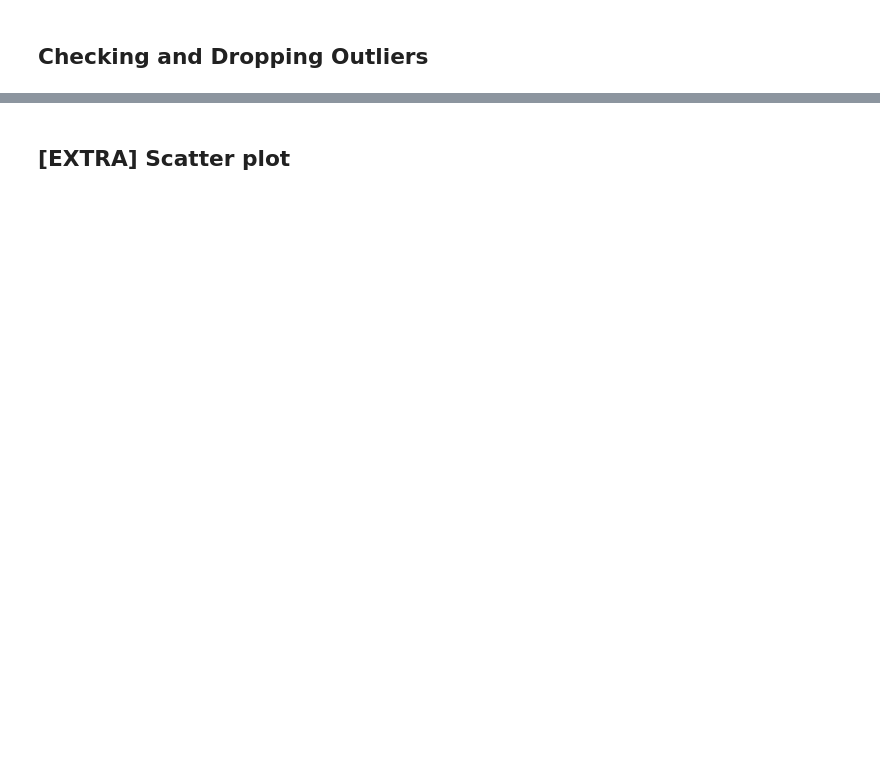
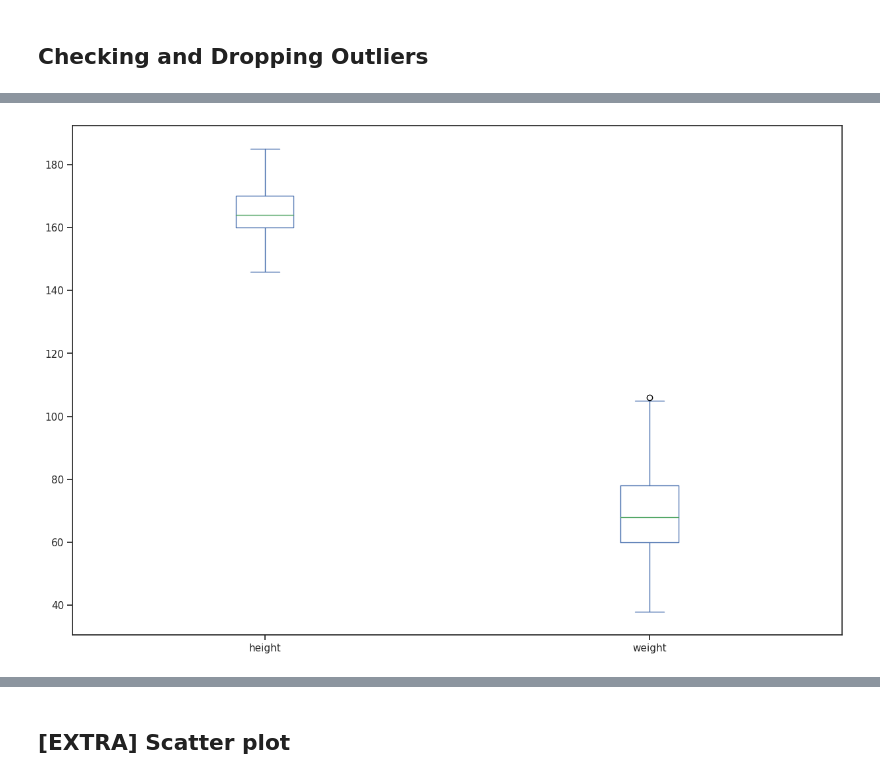
Before and after one commit to inaafina/ArrhythmiaAI, a Jupyter notebook: Final_Project.ipynb, the cells around one changed output, grey strips where cells are left out. Saved outputs shown, nothing was run; the diff lists cells and outputs as text; code cells hidden in the pictures; blank space fills up the shorter version.

```diff
--- a/Final_Project.ipynb
+++ b/Final_Project.ipynb
@@ -186,0 +202,8 @@ sns.pairplot(subset_df, diag_kind='kde', plot_kws={'alpha': 0.8})
+# %%
+# Plot boxplots for height and weight columns
+selected_columns = ['height', 'weight']
+df[selected_columns].plot(kind='box', figsize=(15, 10))
+
+plt.show()
+# %% [output]
+[figure, added]
```
Also changed, not shown: parts of 27 cells of this notebook.
